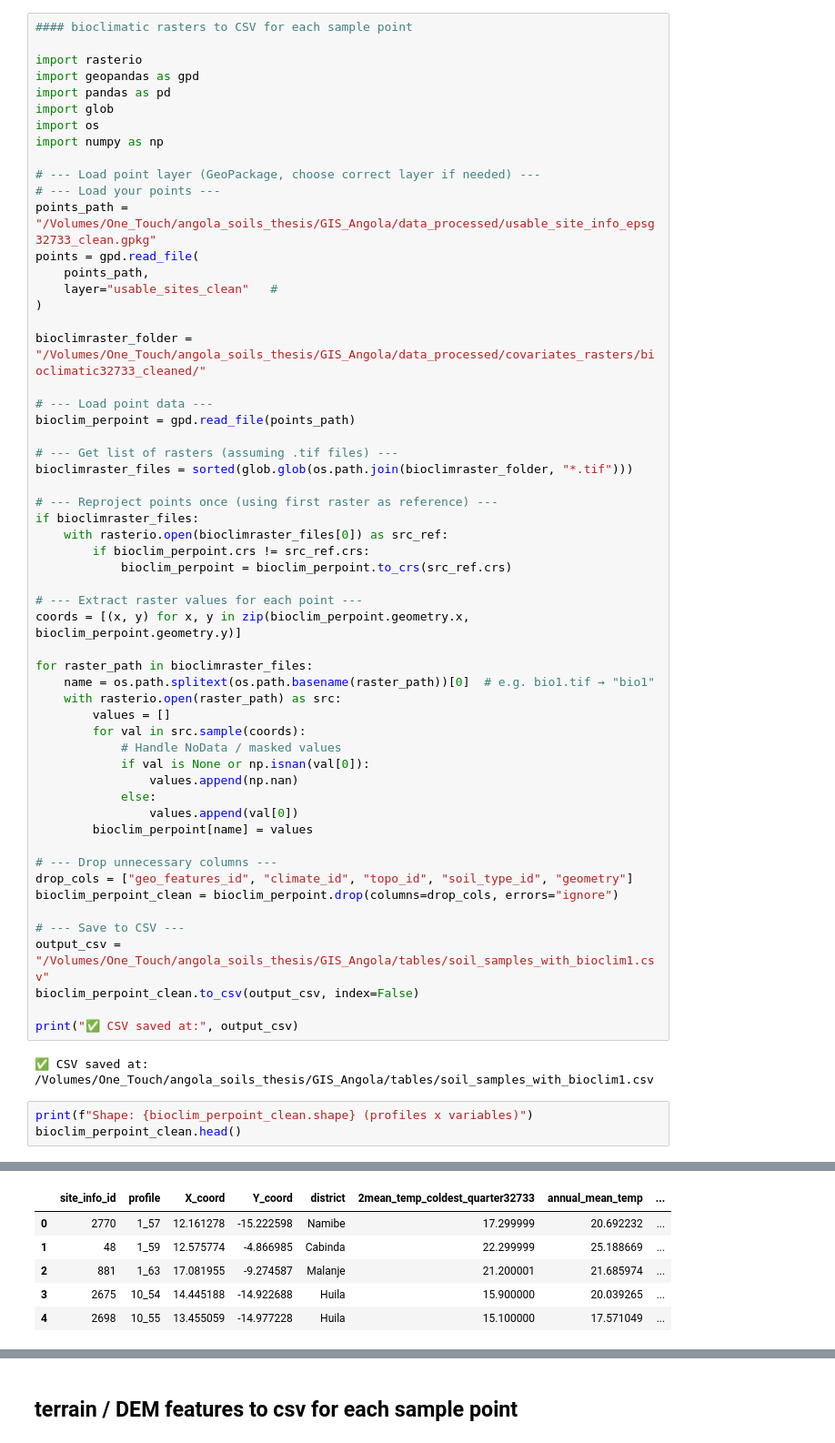
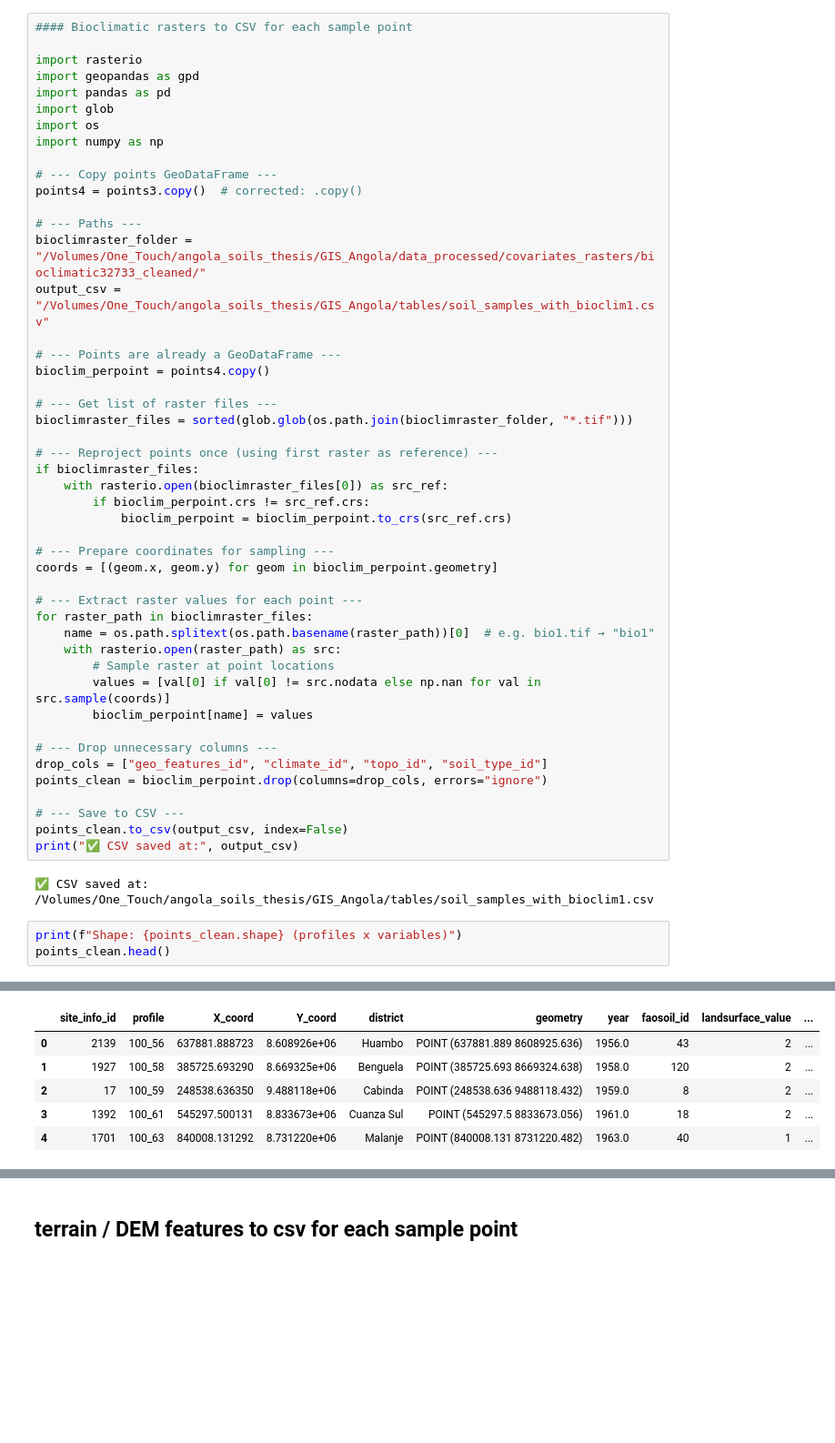
Before and after one commit to inesschwartz/ThesisSoilAngola, a Jupyter notebook: SOC_stock_model/table_prep.ipynb, the cells around one changed output, grey strips where cells are left out. Shown at 91% size. Cells and saved outputs as stored; diff of their text form; blank space fills up the shorter version.

```diff
--- a/SOC_stock_model/table_prep.ipynb
+++ b/SOC_stock_model/table_prep.ipynb
@@ -840,7 +1340,7 @@ Shape: (1474, 7) (profiles x variables)
 # %% [markdown]
 ## bioclimatic rasters to csv for each sample point
 # %%
-#### bioclimatic rasters to CSV for each sample point
+#### Bioclimatic rasters to CSV for each sample point
 
 import rasterio
 import geopandas as gpd
@@ -849,20 +1349,17 @@ import glob
 import os
 import numpy as np
 
-# --- Load point layer (GeoPackage, choose correct layer if needed) ---
-# --- Load your points ---
-points_path = "/Volumes/One_Touch/angola_soils_thesis/GIS_Angola/data_processed/usable_site_info_epsg32733_clean.gpkg"
-points = gpd.read_file(
-    points_path,
-    layer="usable_sites_clean"   #
-)
+# --- Copy points GeoDataFrame ---
+points4 = points3.copy()  # corrected: .copy()
 
+# --- Paths ---
 bioclimraster_folder = "/Volumes/One_Touch/angola_soils_thesis/GIS_Angola/data_processed/covariates_rasters/bioclimatic32733_cleaned/"
+output_csv = "/Volumes/One_Touch/angola_soils_thesis/GIS_Angola/tables/soil_samples_with_bioclim1.csv"
 
-# --- Load point data ---
-bioclim_perpoint = gpd.read_file(points_path)
+# --- Points are already a GeoDataFrame ---
+bioclim_perpoint = points4.copy()
 
-# --- Get list of rasters (assuming .tif files) ---
+# --- Get list of raster files ---
 bioclimraster_files = sorted(glob.glob(os.path.join(bioclimraster_folder, "*.tif")))
 
 # --- Reproject points once (using first raster as reference) ---
@@ -871,33 +1368,27 @@ if bioclimraster_files:
         if bioclim_perpoint.crs != src_ref.crs:
             bioclim_perpoint = bioclim_perpoint.to_crs(src_ref.crs)
 
+# --- Prepare coordinates for sampling ---
+coords = [(geom.x, geom.y) for geom in bioclim_perpoint.geometry]
+
 # --- Extract raster values for each point ---
-coords = [(x, y) for x, y in zip(bioclim_perpoint.geometry.x, bioclim_perpoint.geometry.y)]
-
 for raster_path in bioclimraster_files:
     name = os.path.splitext(os.path.basename(raster_path))[0]  # e.g. bio1.tif → "bio1"
     with rasterio.open(raster_path) as src:
-        values = []
-        for val in src.sample(coords):
-            # Handle NoData / masked values
-            if val is None or np.isnan(val[0]):
-                values.append(np.nan)
-            else:
-                values.append(val[0])
+        # Sample raster at point locations
+        values = [val[0] if val[0] != src.nodata else np.nan for val in src.sample(coords)]
         bioclim_perpoint[name] = values
 
 # --- Drop unnecessary columns ---
-drop_cols = ["geo_features_id", "climate_id", "topo_id", "soil_type_id", "geometry"]
-bioclim_perpoint_clean = bioclim_perpoint.drop(columns=drop_cols, errors="ignore")
+drop_cols = ["geo_features_id", "climate_id", "topo_id", "soil_type_id"]
+points_clean = bioclim_perpoint.drop(columns=drop_cols, errors="ignore")
 
 # --- Save to CSV ---
-output_csv = "/Volumes/One_Touch/angola_soils_thesis/GIS_Angola/tables/soil_samples_with_bioclim1.csv"
-bioclim_perpoint_clean.to_csv(output_csv, index=False)
-
+points_clean.to_csv(output_csv, index=False)
 print("✅ CSV saved at:", output_csv)
 # %% [output]
 ✅ CSV saved at: /Volumes/One_Touch/angola_soils_thesis/GIS_Angola/tables/soil_samples_with_bioclim1.csv
 # %%
-print(f"Shape: {bioclim_perpoint_clean.shape} (profiles x variables)")
-bioclim_perpoint_clean.head()
+print(f"Shape: {points_clean.shape} (profiles x variables)")
+points_clean.head()
 # %% [output]
@@ -905,6 +1396,6 @@ Shape: (1474, 24) (profiles x variables)
-|  | site_info_id | profile | X_coord | Y_coord | district | 2mean_temp_coldest_quarter32733 | annual_mean_temp | ... |
-| 0 | 2770 | 1_57 | 12.161278 | -15.222598 | Namibe | 17.299999 | 20.692232 | ... |
-| 1 | 48 | 1_59 | 12.575774 | -4.866985 | Cabinda | 22.299999 | 25.188669 | ... |
-| 2 | 881 | 1_63 | 17.081955 | -9.274587 | Malanje | 21.200001 | 21.685974 | ... |
-| 3 | 2675 | 10_54 | 14.445188 | -14.922688 | Huila | 15.900000 | 20.039265 | ... |
-| 4 | 2698 | 10_55 | 13.455059 | -14.977228 | Huila | 15.100000 | 17.571049 | ... |
+|  | site_info_id | profile | X_coord | Y_coord | district | geometry | year | faosoil_id | landsurface_value | ... |
+| 0 | 2139 | 100_56 | 637881.888723 | 8.608926e+06 | Huambo | POINT (637881.889 8608925.636) | 1956.0 | 43 | 2 | ... |
+| 1 | 1927 | 100_58 | 385725.693290 | 8.669325e+06 | Benguela | POINT (385725.693 8669324.638) | 1958.0 | 120 | 2 | ... |
+| 2 | 17 | 100_59 | 248538.636350 | 9.488118e+06 | Cabinda | POINT (248538.636 9488118.432) | 1959.0 | 8 | 2 | ... |
+| 3 | 1392 | 100_61 | 545297.500131 | 8.833673e+06 | Cuanza Sul | POINT (545297.5 8833673.056) | 1961.0 | 18 | 2 | ... |
+| 4 | 1701 | 100_63 | 840008.131292 | 8.731220e+06 | Malanje | POINT (840008.131 8731220.482) | 1963.0 | 40 | 1 | ... |
```
Also changed, not shown: parts of 45 cells of this notebook, 2 other files.
